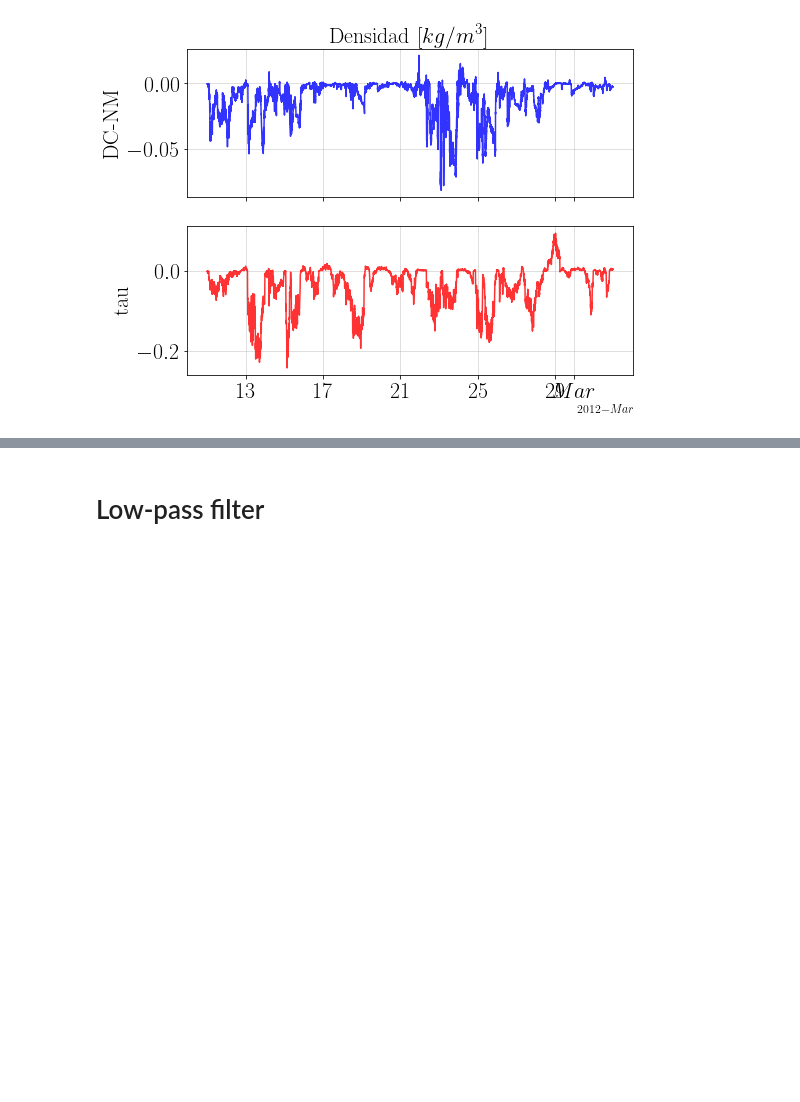
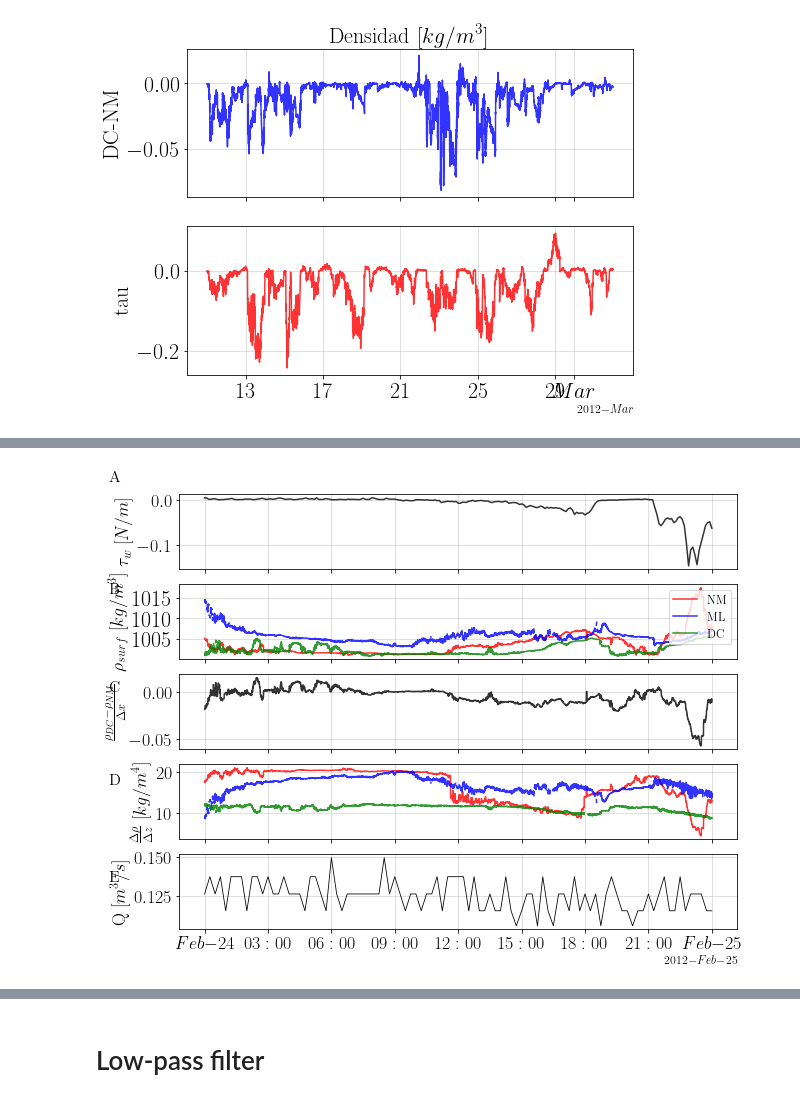
Before and after one commit to Dhannai/Thesis, a Jupyter notebook: febmar/CTD_nuevo.ipynb, the cells around one changed output, grey strips where cells are left out. Saved outputs shown, nothing was run; the diff lists cells and outputs as text; code cells hidden in the pictures; blank space fills up the shorter version.

```diff
--- a/febmar/CTD_nuevo.ipynb
+++ b/febmar/CTD_nuevo.ipynb
@@ -1909,0 +2176,6 @@ ax1.xaxis.set_major_formatter(formatter)
+# %%
+x_nm_dc = haversine(37.265888889, -122.411027778, 37.264055556, -122.410333333) *1000 #en metros
+rho_dcnm = DC_CTD.sel(time=slice("2012-02-24 00:00:00","2012-02-25 00:00:00"), sensor=4, variables='Density') - NM_CTD.sel(time=slice("2012-02-11 00:00:00","2012-03-3 00:00:00"), sensor=3, variables='Density')
+wdf = dfw['u'].loc[datetime(2012,2,24):datetime(2012,2,25)]
+q = Q.loc[datetime(2012,2,24,0,0,0):datetime(2012,2,25,0,0,0)]
+y_bin = np.linspace(1.19, 3.59, 25)
@@ -1909,0 +2207,13 @@ ax1.xaxis.set_major_formatter(formatter)
+# %%
+ddc12 = DC_CTD.sel(time=slice("2012-02-24 00:00:00","2012-02-25 00:00:00"), sensor=1, variables='Depth').v - DC_CTD.sel(time=slice("2012-02-11 00:00:00","2012-03-3 00:00:00"), sensor=2, variables='Depth').v
+ddc23 = DC_CTD.sel(time=slice("2012-02-24 00:00:00","2012-02-25 00:00:00"), sensor=2, variables='Depth').v - DC_CTD.sel(time=slice("2012-02-11 00:00:00","2012-03-3 00:00:00"), sensor=3, variables='Depth').v
+ddc34 = DC_CTD.sel(time=slice("2012-02-24 00:00:00","2012-02-25 00:00:00"), sensor=3, variables='Depth').v - DC_CTD.sel(time=slice("2012-02-11 00:00:00","2012-03-3 00:00:00"), sensor=4, variables='Depth').v
+ddc14 = DC_CTD.sel(time=slice("2012-02-24 00:00:00","2012-02-25 00:00:00"), sensor=1, variables='Depth').v - DC_CTD.sel(time=slice("2012-02-11 00:00:00","2012-03-3 00:00:00"), sensor=4, variables='Depth').v
+
+dnm12 = NM_CTD.sel(time=slice("2012-02-24 00:00:00","2012-02-25 00:00:00"), sensor=1, variables='Depth').v - NM_CTD.sel(time=slice("2012-02-11 00:00:00","2012-03-3 00:00:00"), sensor=2, variables='Depth').v
+dnm23 = NM_CTD.sel(time=slice("2012-02-24 00:00:00","2012-02-25 00:00:00"), sensor=2, variables='Depth').v - NM_CTD.sel(time=slice("2012-02-11 00:00:00","2012-03-3 00:00:00"), sensor=3, variables='Depth').v
+dnm13 = NM_CTD.sel(time=slice("2012-02-24 00:00:00","2012-02-25 00:00:00"), sensor=1, variables='Depth').v - NM_CTD.sel(time=slice("2012-02-11 00:00:00","2012-03-3 00:00:00"), sensor=3, variables='Depth').v
+
+dml12 = ML_CTD.sel(time=slice("2012-02-24 00:00:00","2012-02-25 00:00:00"), sensor=1, variables='Depth').v - ML_CTD.sel(time=slice("2012-02-11 00:00:00","2012-03-3 00:00:00"), sensor=2, variables='Depth').v
+
+wdf = dfw['u'].loc[datetime(2012,2,24):datetime(2012,2,25)]
@@ -1909,0 +2225,76 @@ ax1.xaxis.set_major_formatter(formatter)
+# %%
+#Inicio figura
+fig, (ax2, ax4, ax1, ax3, ax5) = plt.subplots(nrows=5, figsize=(10, 8), sharex=True)
+
+#Formato fecha
+locator = mdates.AutoDateLocator()
+formatter = mdates.ConciseDateFormatter(locator)
+
+#Gráfico Temperatura
+
+ax1.set_ylabel(r"$\frac{\rho_{DC}-\rho_{NM}}{\Delta x}$",
+          fontsize=18)
+
+ax1.plot(rho_dcnm.time, rho_dcnm.interpolate_na(dim="time", method="nearest").v/x_nm_dc, c='k', alpha=0.8, label='bottom')
+
+
+ax1.yaxis.set_tick_params(labelsize=18)
+ax1.grid(alpha=0.5)
+ax1.text(datetime(2012,2,23,19,30,0), 0.001, "C",
+          fontsize=16)
+
+ax2.set_ylabel(r"$\tau_w \; [N/m]$",
+          fontsize=18)
+
+ax2.plot(wdf.index, wdf, c='k', alpha=0.8, label='bottom')
+
+ax2.yaxis.set_tick_params(labelsize=18)
+ax2.grid(alpha=0.5)
+ax2.text(datetime(2012,2,23,19,30,0), 0.04, "A",
+          fontsize=16)
+
+#Gráfico drho/dz
+ax3.set_ylabel(r"$\frac{\Delta \rho}{\Delta z} \; [kg/m^4]$",
+          fontsize=18)
+
+ax3.plot(tnm13.time, tnm13.interpolate_na(dim="time", method="nearest").v/dnm13.interpolate_na(dim="time", method="nearest"), c='r', alpha=0.8, label='NM')
+ax3.plot(tml12.time, tml12.v/dml12, c='b', alpha=0.8, label='ML')
+ax3.plot(tdc14.time, tdc14.v/ddc14, c='g', alpha=0.8, label='DC')
+
+ax3.yaxis.set_tick_params(labelsize=18)
+ax3.grid(alpha=0.5)
+# ax3.legend(loc='upper right',
+#           fontsize=16);
+ax3.text(datetime(2012,2,23,19,30,0), 17, "D",
+          fontsize=16)
+
+#densidad superficial
+ax4.set_ylabel(r"$\rho_{surf} \; [kg/m^3]$",
+          fontsize=18)
+ax4.plot(tnm3.time, tnm3.interpolate_na(dim="time", method="nearest").v, c='r', alpha=0.8, label='NM')
+ax4.plot(tml2.time, tml2.v, c='b', alpha=0.8, label='ML')
+ax4.plot(tdc4.time, tdc4.v, c='g', alpha=0.8, label='DC')
+
+
+ax4.yaxis.set_tick_params(labelsize=22)
+ax4.grid(alpha=0.5)
+ax4.legend(loc='upper right',
+          fontsize=12);
+ax4.text(datetime(2012,2,23,19,30,0), 1016, "B",
+          fontsize=16)
+
+ax5.set_ylabel(r"Q "
+          r"$\displaystyle[m^3/s]$",
+          fontsize=18)
+ax5.plot(q.index, q, lw=0.8, c='k')
+
+ax5.xaxis.set_tick_params(labelsize=18)
+ax5.yaxis.set_tick_params(labelsize=18)
+ax5.grid(alpha=0.5)
+ax5.text(datetime(2012,2,23,19,30,0), 0.135, "E",
+          fontsize=16)
+
+ax1.xaxis.set_major_locator(locator)
+ax1.xaxis.set_major_formatter(formatter)
+# %% [output]
+[figure, added]
```
Also changed, not shown: parts of 18 cells of this notebook.
